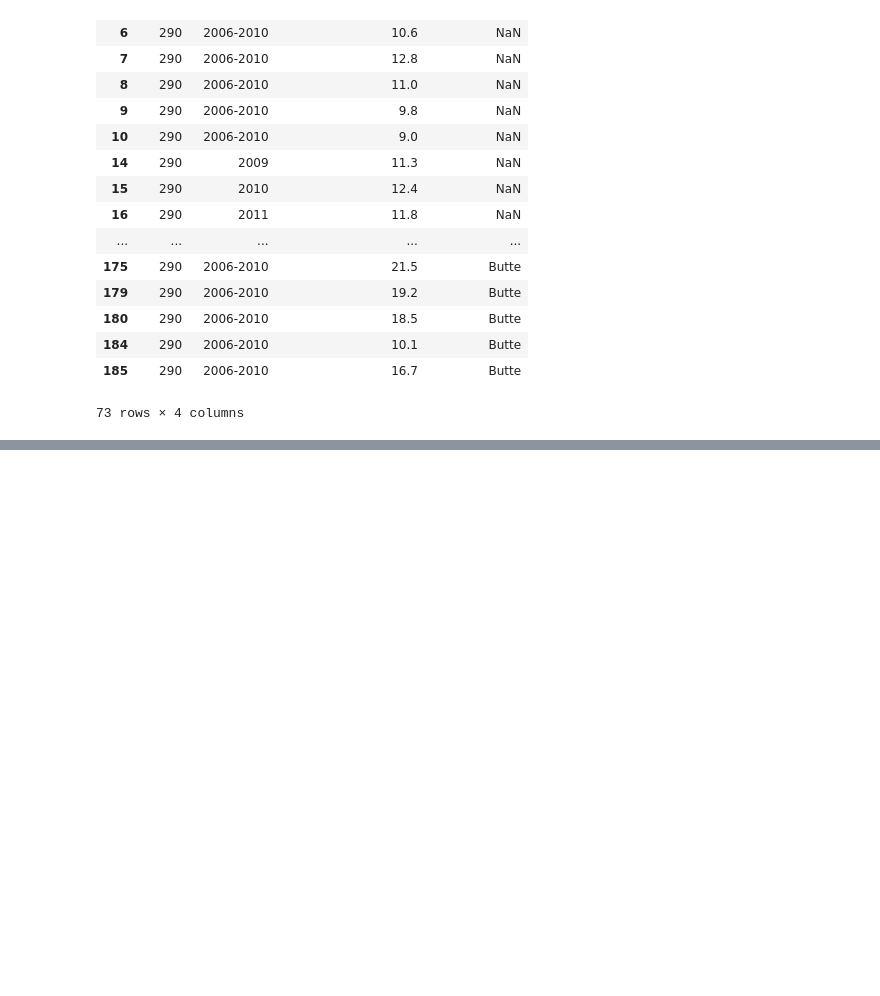
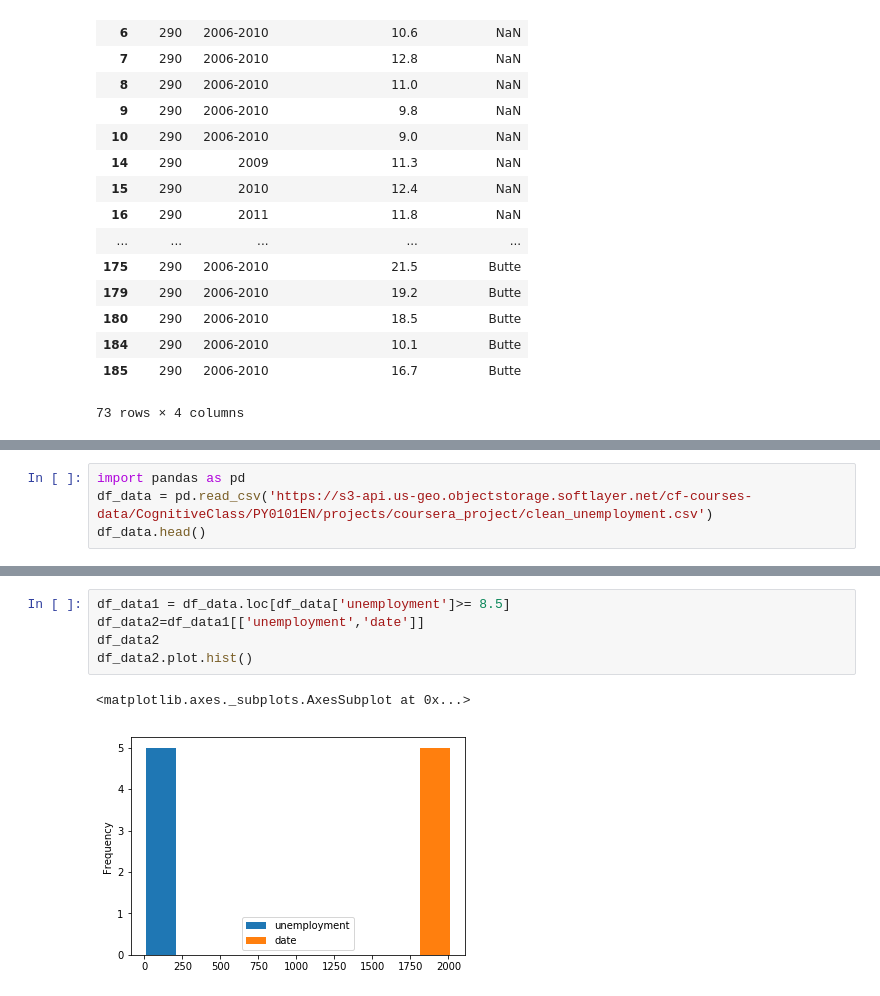
Before and after one commit to phaninukala/testrepo, a Jupyter notebook: python note 21.ipynb, the cells around one changed output, grey strips where cells are left out. Cells and saved outputs as stored; diff of their text form; blank space fills up the shorter version.

```diff
--- a/python note 21.ipynb
+++ b/python note 21.ipynb
@@ -83,0 +122,4 @@ df_data_3[['ind_id','reportyear','unemployment_rate','county_name']]
+# %%
+import pandas as pd
+df_data = pd.read_csv('https://s3-api.us-geo.objectstorage.softlayer.net/cf-courses-data/CognitiveClass/PY0101EN/projects/coursera_project/clean_unemployment.csv')
+df_data.head()
@@ -83,0 +133,8 @@ df_data_3[['ind_id','reportyear','unemployment_rate','county_name']]
+# %%
+df_data1 = df_data.loc[df_data['unemployment']>= 8.5]
+df_data2=df_data1[['unemployment','date']]
+df_data2
+df_data2.plot.hist()
+# %% [output]
+<matplotlib.axes._subplots.AxesSubplot at 0x...>
+[figure, added]
```
Also changed, not shown: parts of 6 cells of this notebook.
